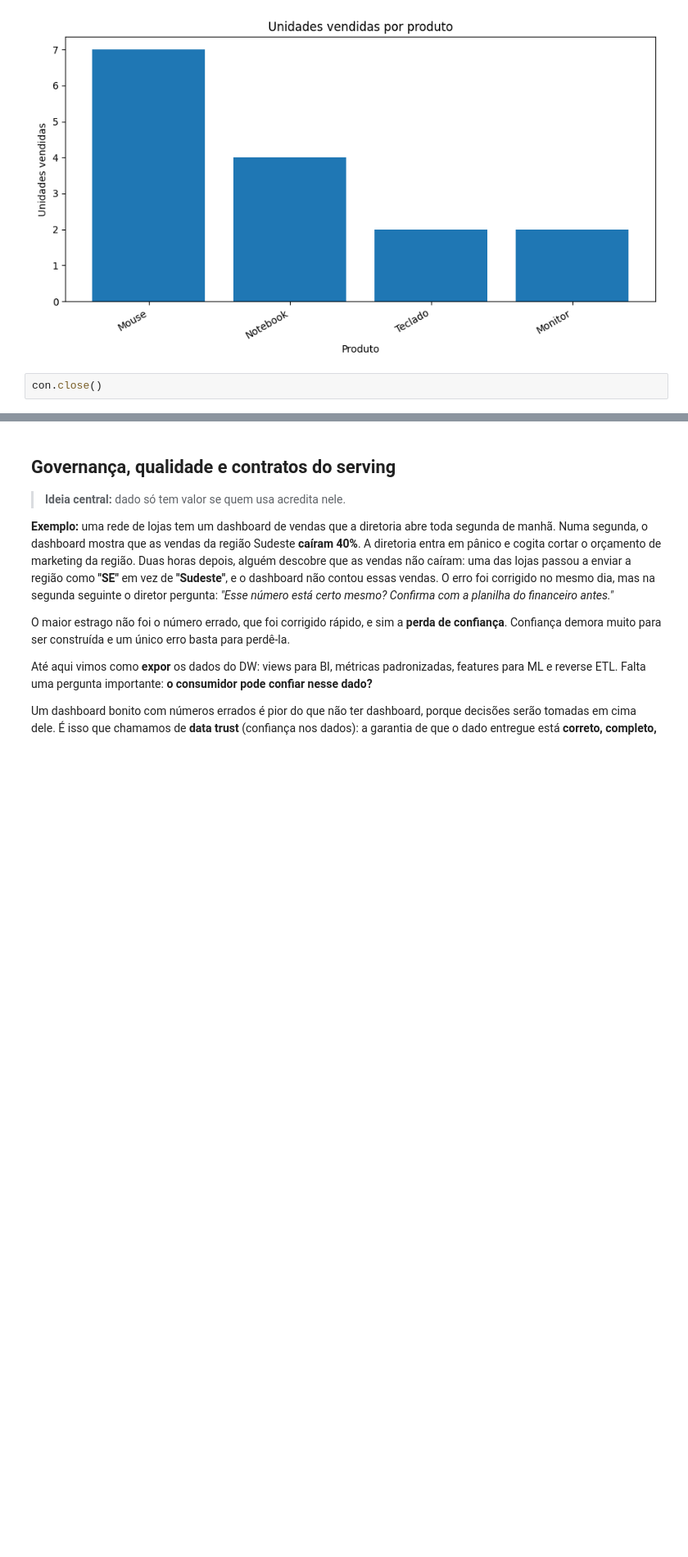
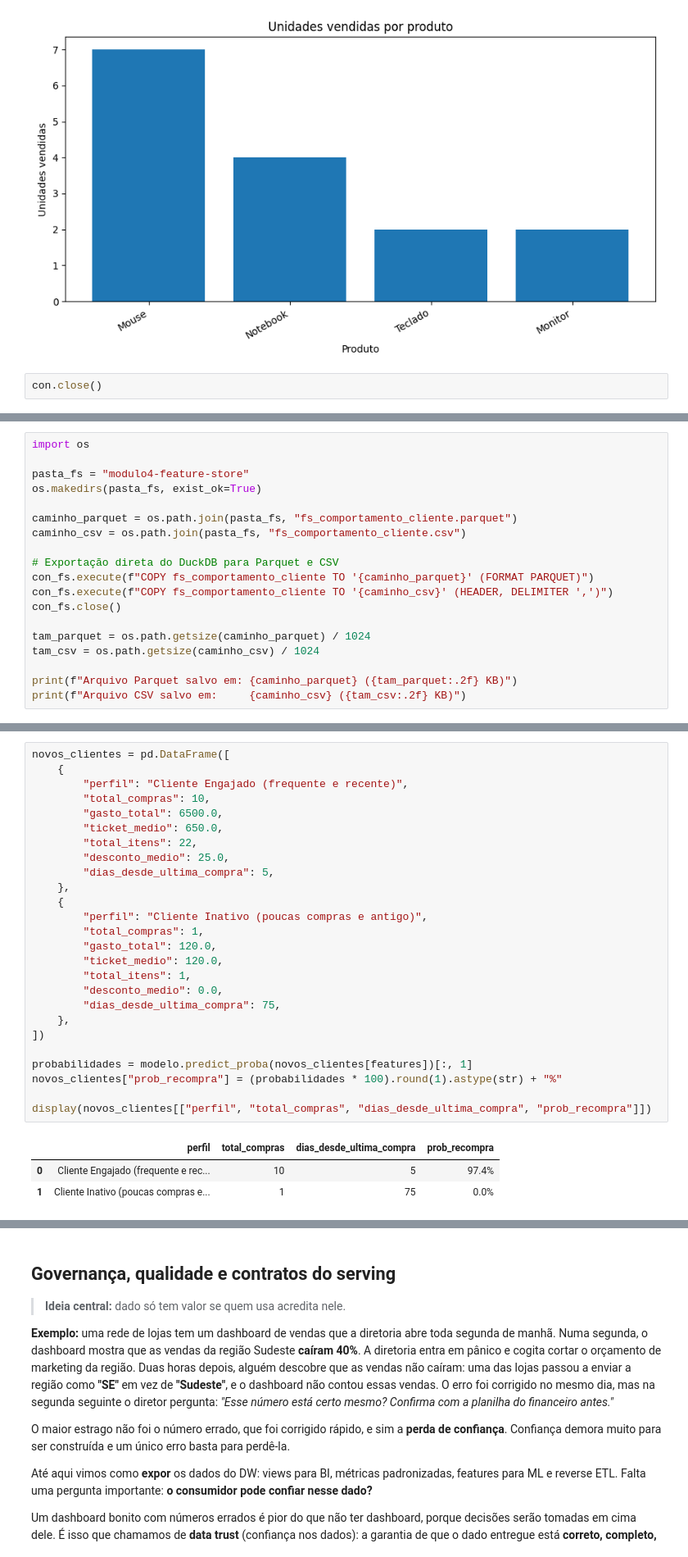
Before and after one commit to ladata-ufs/XII-SEMAC-ENGENHARIA-DADOS-DATA-WAREHOUSING, a Jupyter notebook: notebooks/D2/modulo_04_serving_analytics_and_ML.ipynb, the cells around one changed output, grey strips where cells are left out. Shown at 82% size. Drawn from its saved outputs; the diff is of its cells as text; blank space fills up the shorter version.

```diff
--- a/notebooks/D2/modulo_04_serving_analytics_and_ML.ipynb
+++ b/notebooks/D2/modulo_04_serving_analytics_and_ML.ipynb
@@ -531,0 +731,19 @@ con.close()
+# %%
+import os
+
+pasta_fs = "modulo4-feature-store"
+os.makedirs(pasta_fs, exist_ok=True)
+
+caminho_parquet = os.path.join(pasta_fs, "fs_comportamento_cliente.parquet")
+caminho_csv = os.path.join(pasta_fs, "fs_comportamento_cliente.csv")
+
+# Exportação direta do DuckDB para Parquet e CSV
+con_fs.execute(f"COPY fs_comportamento_cliente TO '{caminho_parquet}' (FORMAT PARQUET)")
+con_fs.execute(f"COPY fs_comportamento_cliente TO '{caminho_csv}' (HEADER, DELIMITER ',')")
+con_fs.close()
+
+tam_parquet = os.path.getsize(caminho_parquet) / 1024
+tam_csv = os.path.getsize(caminho_csv) / 1024
+
+print(f"Arquivo Parquet salvo em: {caminho_parquet} ({tam_parquet:.2f} KB)")
+print(f"Arquivo CSV salvo em:     {caminho_csv} ({tam_csv:.2f} KB)")
@@ -531,0 +878,30 @@ con.close()
+# %%
+novos_clientes = pd.DataFrame([
+    {
+        "perfil": "Cliente Engajado (frequente e recente)",
+        "total_compras": 10,
+        "gasto_total": 6500.0,
+        "ticket_medio": 650.0,
+        "total_itens": 22,
+        "desconto_medio": 25.0,
+        "dias_desde_ultima_compra": 5,
+    },
+    {
+        "perfil": "Cliente Inativo (poucas compras e antigo)",
+        "total_compras": 1,
+        "gasto_total": 120.0,
+        "ticket_medio": 120.0,
+        "total_itens": 1,
+        "desconto_medio": 0.0,
+        "dias_desde_ultima_compra": 75,
+    },
+])
+
+probabilidades = modelo.predict_proba(novos_clientes[features])[:, 1]
+novos_clientes["prob_recompra"] = (probabilidades * 100).round(1).astype(str) + "%"
+
+display(novos_clientes[["perfil", "total_compras", "dias_desde_ultima_compra", "prob_recompra"]])
+# %% [output]
+|  | perfil | total_compras | dias_desde_ultima_compra | prob_recompra |
+| 0 | Cliente Engajado (frequente e rec... | 10 | 5 | 97.4% |
+| 1 | Cliente Inativo (poucas compras e... | 1 | 75 | 0.0% |
```
Also changed, not shown: parts of 14 cells of this notebook, 2 other files.
